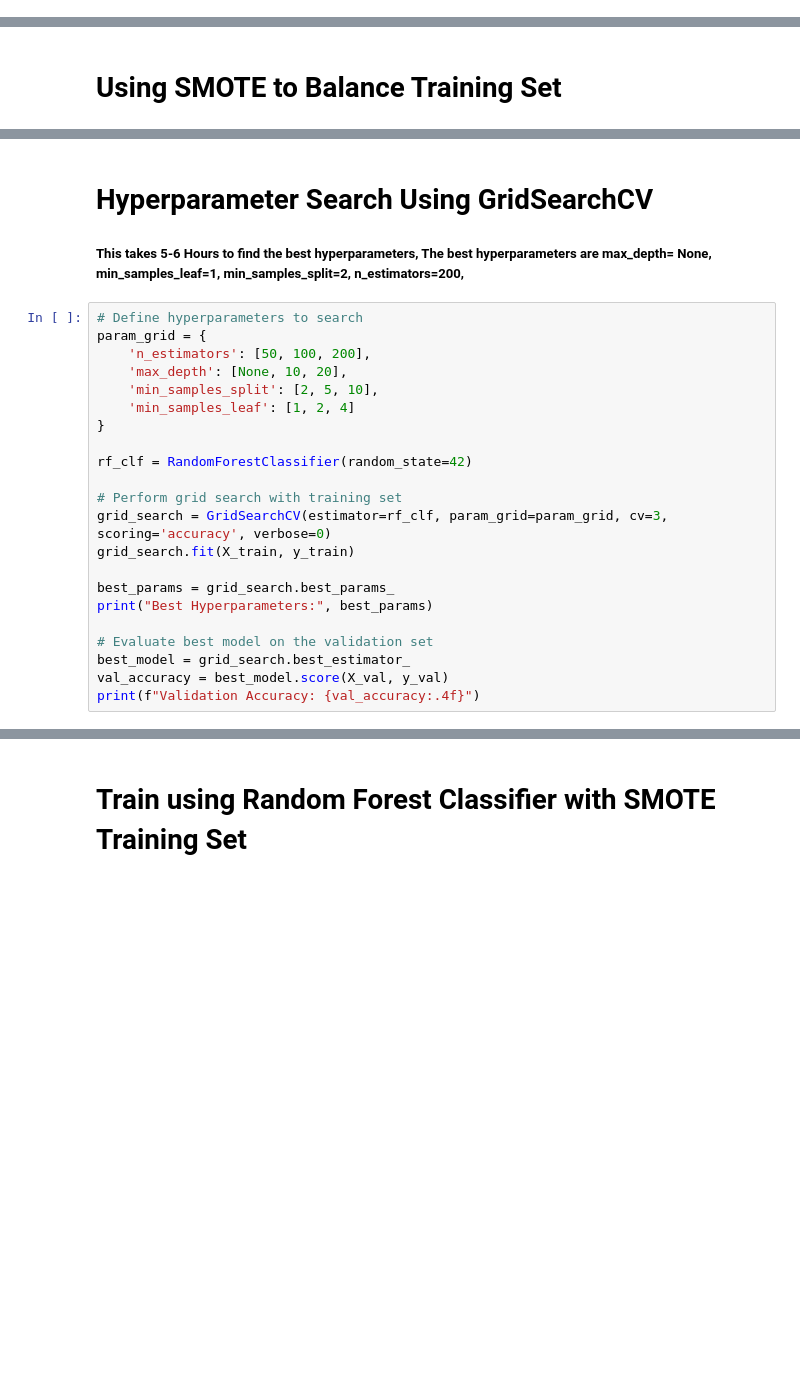
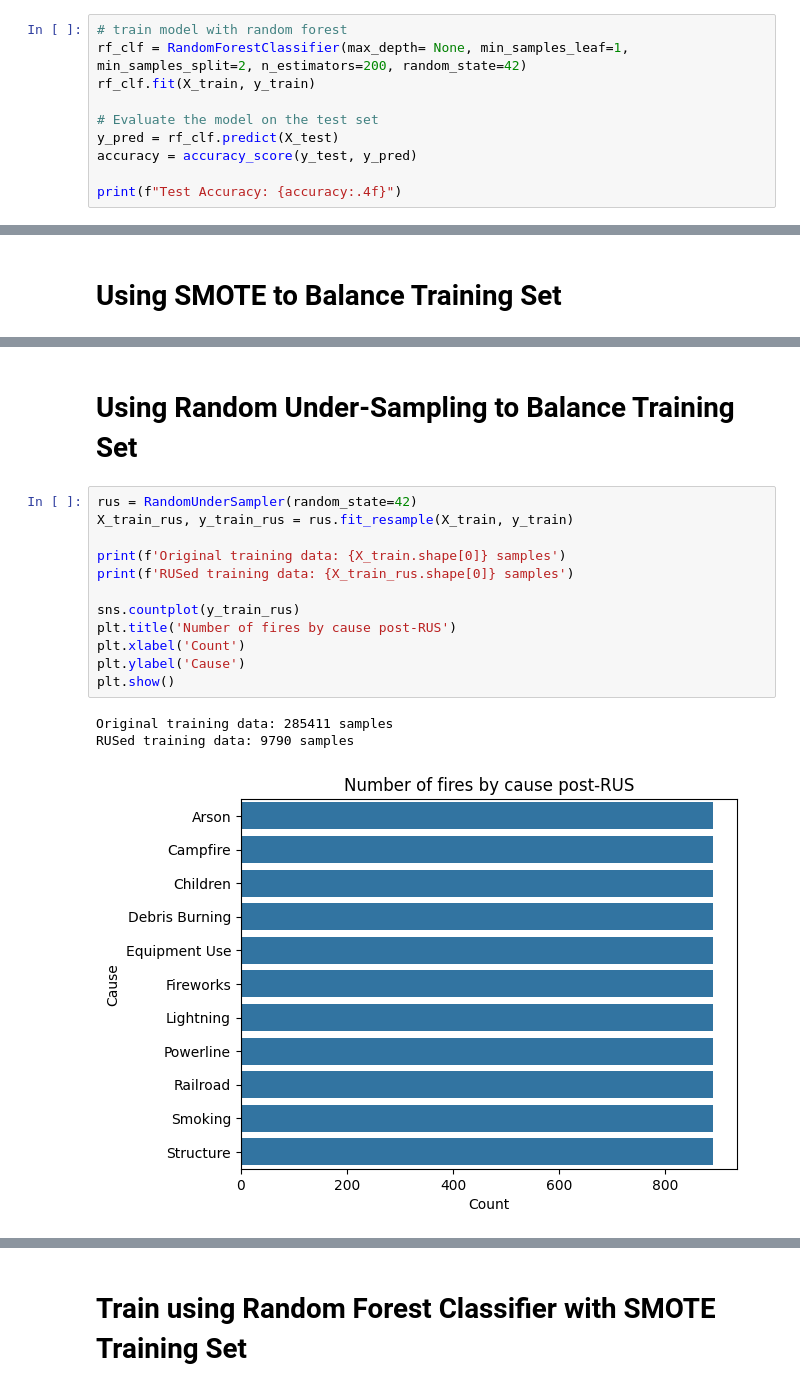
Before and after one commit to yoniabitbol/Wildfire-Cause-Predictor, a Jupyter notebook: RandomForestModel.ipynb, the cells around one changed output, grey strips where cells are left out. Drawn from its saved outputs; the diff is of its cells as text; blank space fills up the shorter version.

```diff
--- a/RandomForestModel.ipynb
+++ b/RandomForestModel.ipynb
@@ -67,0 +103,10 @@ print(X_train.shape, X_val.shape, X_test.shape)
+# %%
+# train model with random forest
+rf_clf = RandomForestClassifier(max_depth= None, min_samples_leaf=1, min_samples_split=2, n_estimators=200, random_state=42)
+rf_clf.fit(X_train, y_train)
+
+# Evaluate the model on the test set
+y_pred = rf_clf.predict(X_test)
+accuracy = accuracy_score(y_test, y_pred)
+
+print(f"Test Accuracy: {accuracy:.4f}")
@@ -90,27 +138,19 @@ plt.show()
 [figure]
-# %% [markdown]
-# Hyperparameter Search Using GridSearchCV
-
-##### This takes 5-6 Hours to find the best hyperparameters, The best hyperparameters are max_depth= None, min_samples_leaf=1, min_samples_split=2, n_estimators=200,
-# %%
-# Define hyperparameters to search
-param_grid = {
-    'n_estimators': [50, 100, 200],
-    'max_depth': [None, 10, 20],
-    'min_samples_split': [2, 5, 10],
-    'min_samples_leaf': [1, 2, 4]
-}
-
-rf_clf = RandomForestClassifier(random_state=42)
-
-# Perform grid search with training set
-grid_search = GridSearchCV(estimator=rf_clf, param_grid=param_grid, cv=3, scoring='accuracy', verbose=0)
-grid_search.fit(X_train, y_train)
-
-best_params = grid_search.best_params_
-print("Best Hyperparameters:", best_params)
-
-# Evaluate best model on the validation set
-best_model = grid_search.best_estimator_
-val_accuracy = best_model.score(X_val, y_val)
-print(f"Validation Accuracy: {val_accuracy:.4f}")
+# %% [markdown]
+# Using Random Under-Sampling to Balance Training Set
+# %%
+rus = RandomUnderSampler(random_state=42)
+X_train_rus, y_train_rus = rus.fit_resample(X_train, y_train)
+
+print(f'Original training data: {X_train.shape[0]} samples')
+print(f'RUSed training data: {X_train_rus.shape[0]} samples')
+
+sns.countplot(y_train_rus)
+plt.title('Number of fires by cause post-RUS')
+plt.xlabel('Count')
+plt.ylabel('Cause')
+plt.show()
+# %% [output]
+Original training data: 285411 samples
+RUSed training data: 9790 samples
+[figure, added]
```
Also changed, not shown: parts of 15 cells of this notebook.
